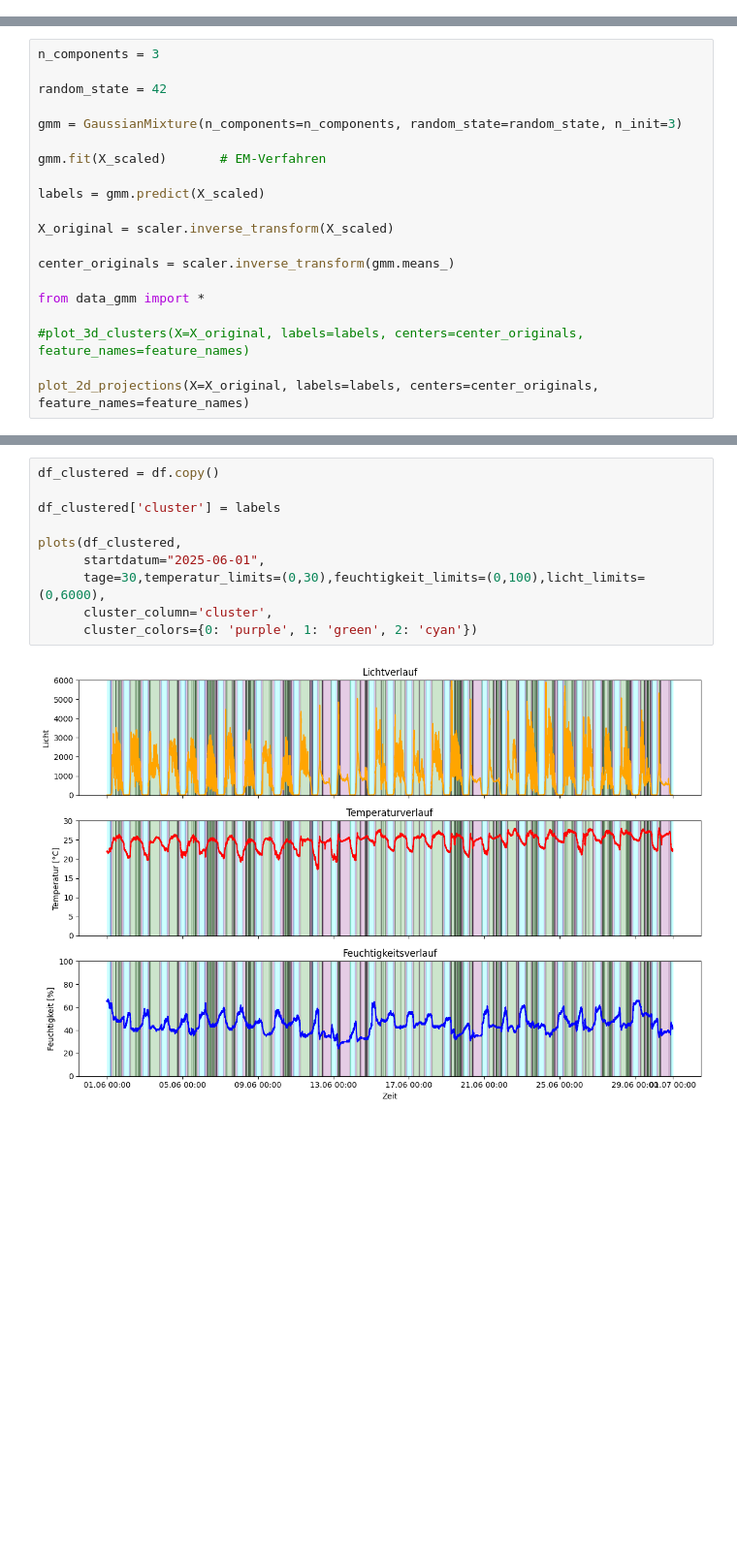
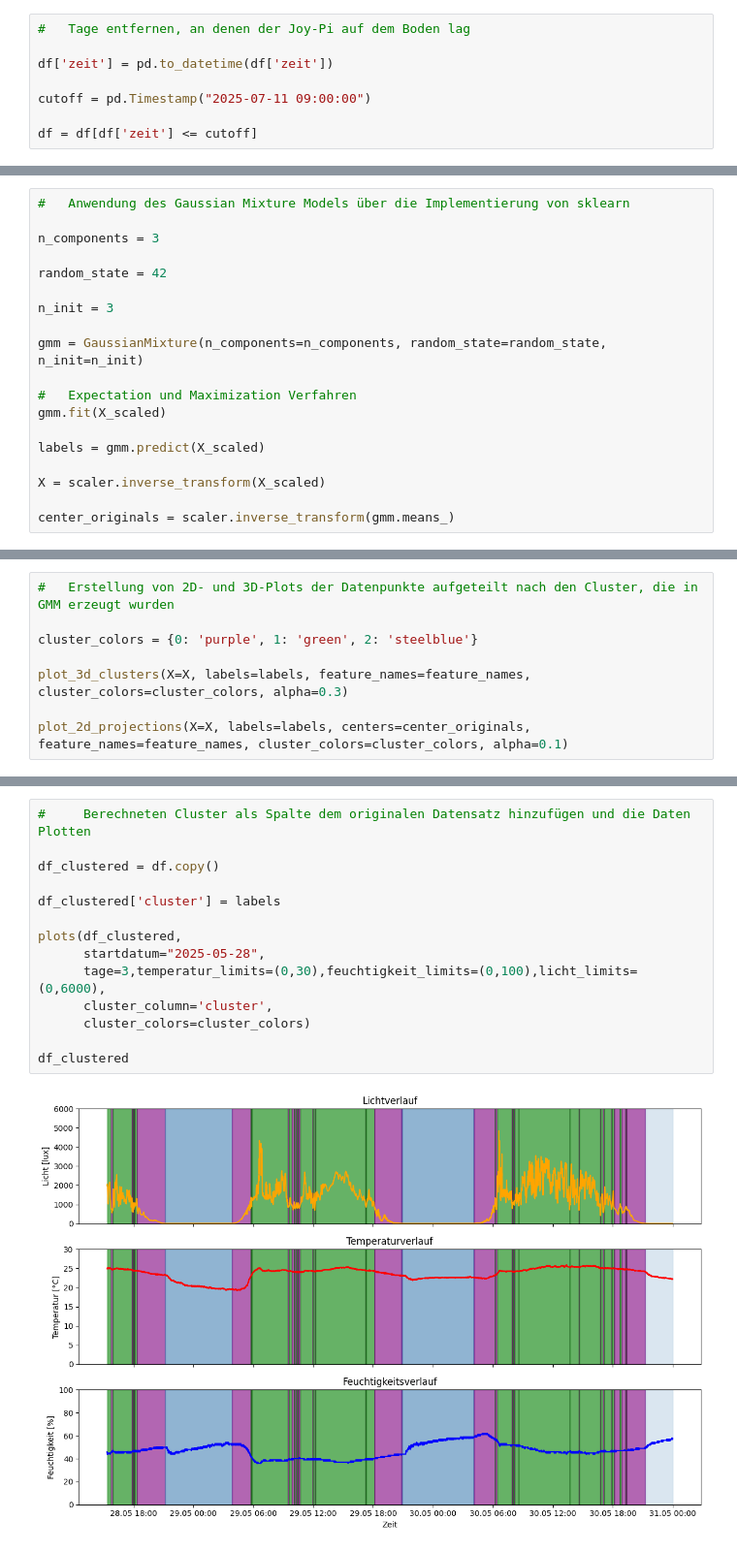
Before and after one commit to fpetrelli/Sensor-Netzwerke-Modul, a Jupyter notebook: data_gmm.ipynb, the cells around one changed output, grey strips where cells are left out. Shown at 97% size. Saved outputs shown, nothing was run; the diff lists cells and outputs as text; blank space fills up the shorter version.

```diff
--- a/data_gmm.ipynb
+++ b/data_gmm.ipynb
@@ -31 +34,9 @@ The autoreload extension is already loaded. To reload it, use:
+# %%
+#   Tage entfernen, an denen der Joy-Pi auf dem Boden lag
+
+df['zeit'] = pd.to_datetime(df['zeit'])
+
+cutoff = pd.Timestamp("2025-07-11 09:00:00")
+
+df = df[df['zeit'] <= cutoff]
 # %%
@@ -64,20 +71,19 @@ p(x) = \sum_{k=1}^{K} \pi_k \cdot \mathcal{N}(x | \mu_k, \Sigma_k)
 # %%
+#   Anwendung des Gaussian Mixture Models über die Implementierung von sklearn
+
 n_components = 3
 
 random_state = 42
 
-gmm = GaussianMixture(n_components=n_components, random_state=random_state, n_init=3)
+n_init = 3
 
-gmm.fit(X_scaled)       # EM-Verfahren
+gmm = GaussianMixture(n_components=n_components, random_state=random_state, n_init=n_init)
+
+#   Expectation und Maximization Verfahren
+gmm.fit(X_scaled)
 
 labels = gmm.predict(X_scaled)
 
-X_original = scaler.inverse_transform(X_scaled)
+X = scaler.inverse_transform(X_scaled)
 
 center_originals = scaler.inverse_transform(gmm.means_)
-
-from data_gmm import *
-
-#plot_3d_clusters(X=X_original, labels=labels, centers=center_originals, feature_names=feature_names)
-
-plot_2d_projections(X=X_original, labels=labels, centers=center_originals, feature_names=feature_names)
@@ -85,0 +90,8 @@ plot_2d_projections(X=X_original, labels=labels, centers=center_originals, featu
+# %%
+#   Erstellung von 2D- und 3D-Plots der Datenpunkte aufgeteilt nach den Cluster, die in GMM erzeugt wurden
+
+cluster_colors = {0: 'purple', 1: 'green', 2: 'steelblue'}
+
+plot_3d_clusters(X=X, labels=labels, feature_names=feature_names, cluster_colors=cluster_colors, alpha=0.3)
+
+plot_2d_projections(X=X, labels=labels, centers=center_originals, feature_names=feature_names, cluster_colors=cluster_colors, alpha=0.1)
@@ -86,12 +101,16 @@ plot_2d_projections(X=X_original, labels=labels, centers=center_originals, featu
 # %%
+#     Berechneten Cluster als Spalte dem originalen Datensatz hinzufügen und die Daten Plotten
+
 df_clustered = df.copy()
 
 df_clustered['cluster'] = labels
 
 plots(df_clustered,
-      startdatum="2025-06-01",
-      tage=30,temperatur_limits=(0,30),feuchtigkeit_limits=(0,100),licht_limits=(0,6000),
+      startdatum="2025-05-28",
+      tage=3,temperatur_limits=(0,30),feuchtigkeit_limits=(0,100),licht_limits=(0,6000),
       cluster_column='cluster',
-      cluster_colors={0: 'purple', 1: 'green', 2: 'cyan'})
+      cluster_colors=cluster_colors)
+
+df_clustered
 # %% [output]
-[figure, old version]
+[figure, new version]
```
Also changed, not shown: parts of 16 cells of this notebook, 1 other file.
